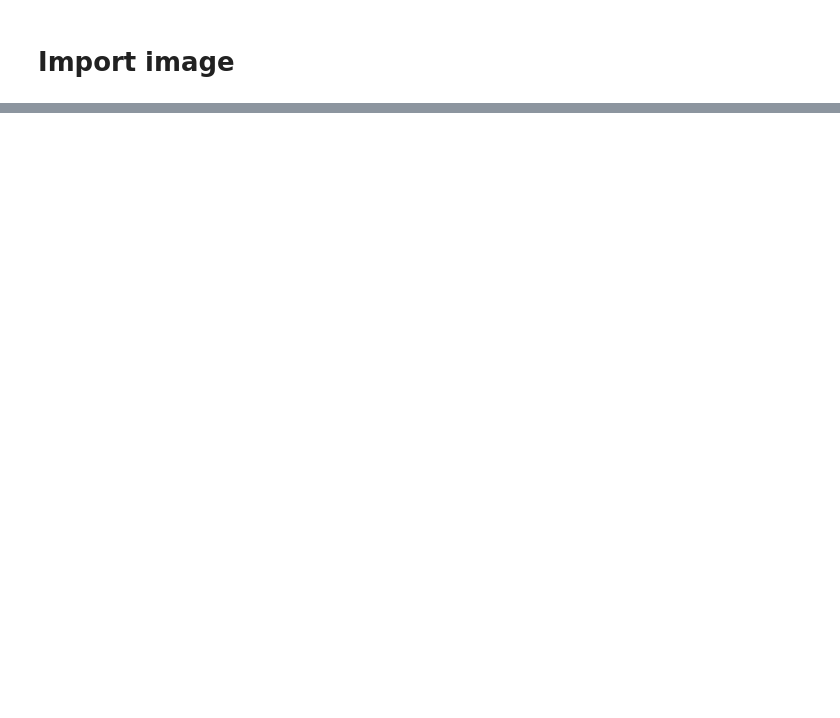
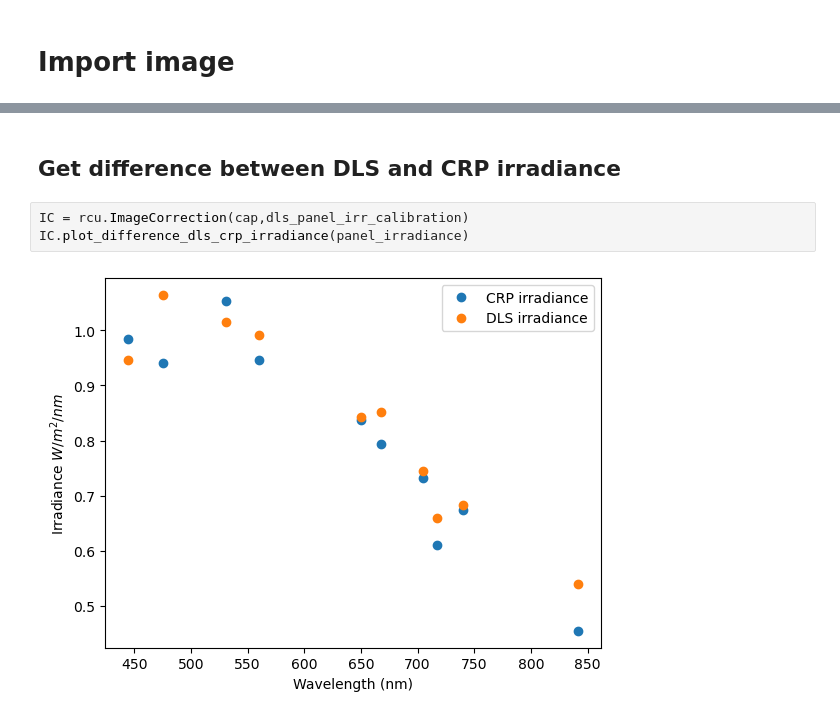
Before and after one commit to pakhuiying/sunglint_correction, a Jupyter notebook: radiometric_correction.ipynb, the cells around one changed output, grey strips where cells are left out. Saved outputs shown, nothing was run; the diff lists cells and outputs as text; blank space fills up the shorter version.

```diff
--- a/radiometric_correction.ipynb
+++ b/radiometric_correction.ipynb
@@ -280,0 +322,7 @@ cap.dls_irradiance()
+# %% [markdown]
+## Get difference between DLS and CRP irradiance
+# %%
+IC = rcu.ImageCorrection(cap,dls_panel_irr_calibration)
+IC.plot_difference_dls_crp_irradiance(panel_irradiance)
+# %% [output]
+[figure, added]
```
Also changed, not shown: parts of 14 cells of this notebook, 1 other file.
